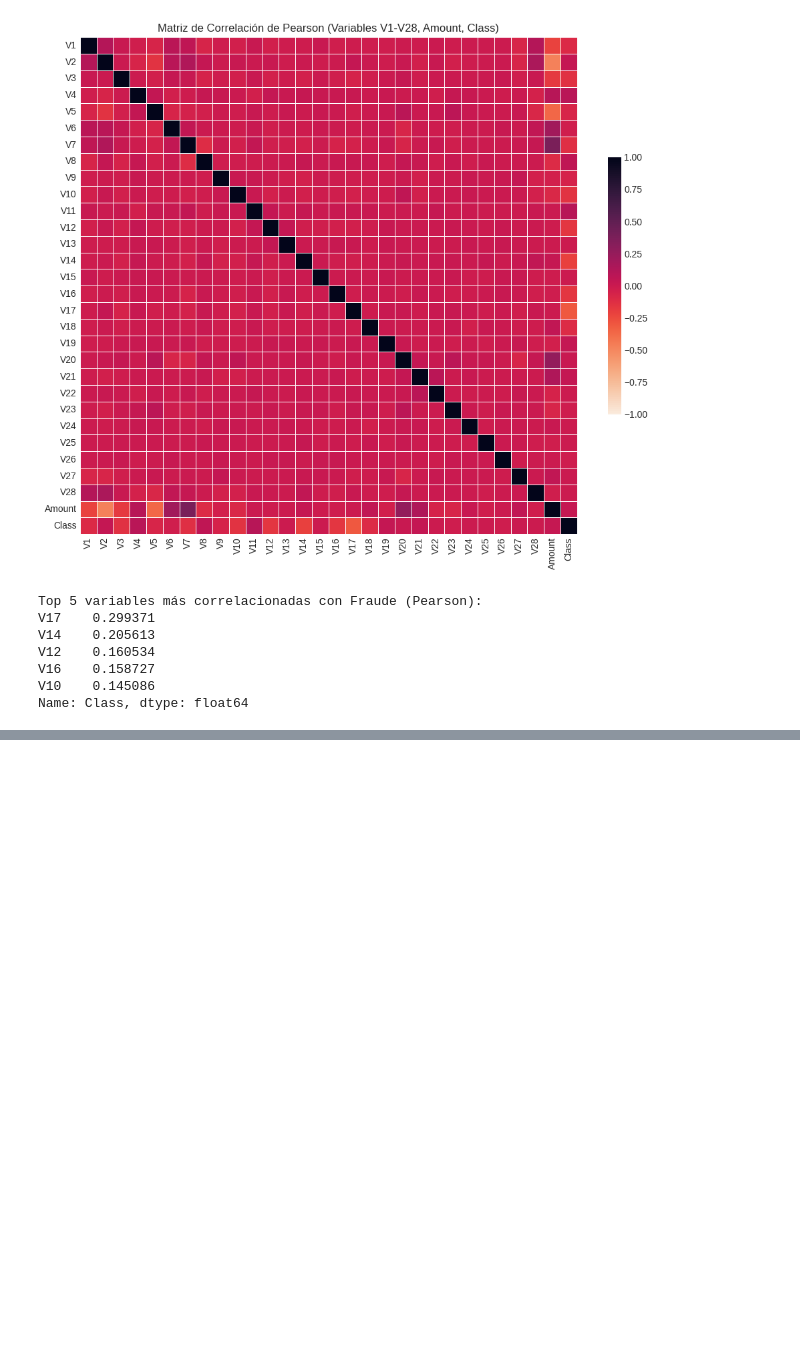
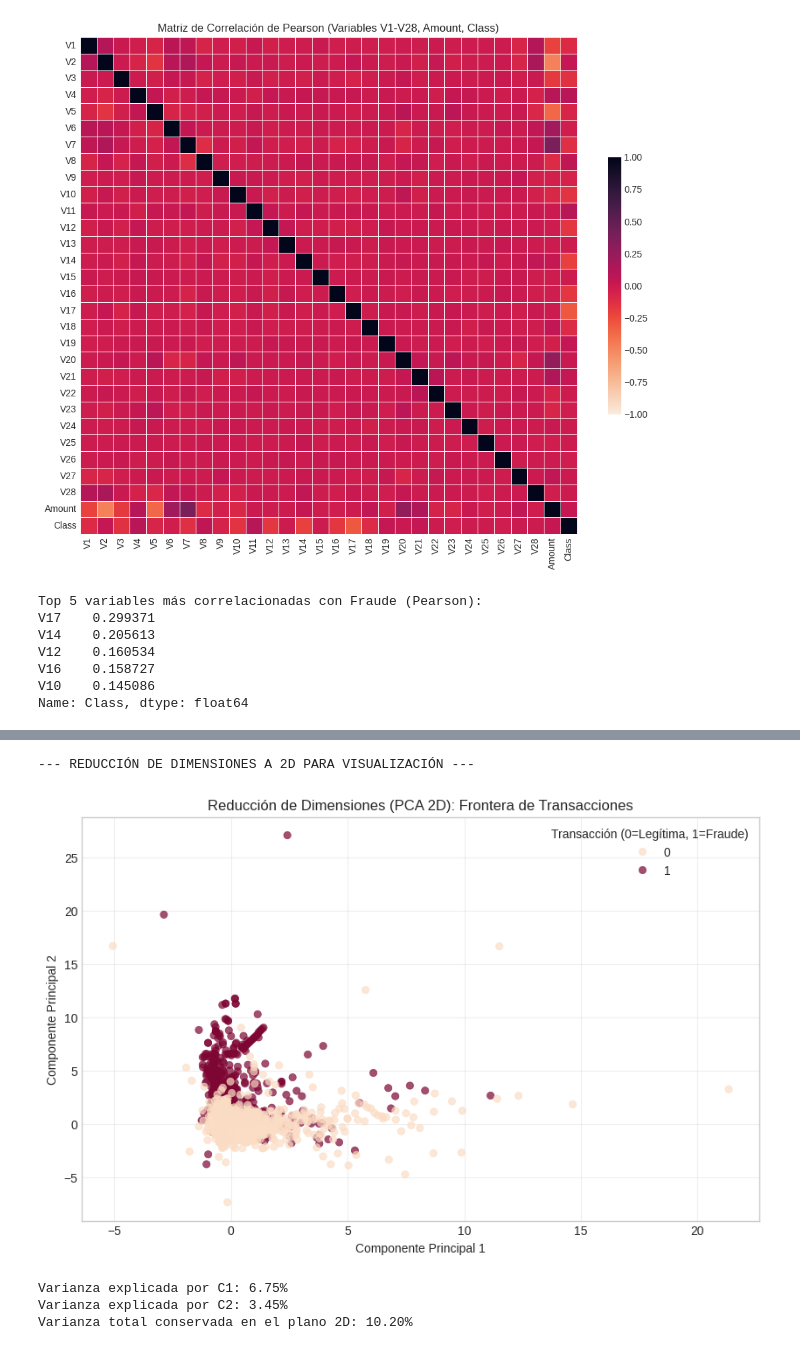
Before and after one commit to ksantistebant/bank, a Jupyter notebook: fraude.ipynb, the cells around one changed output, grey strips where cells are left out. Cells and saved outputs as stored; diff of their text form; code cells hidden in the pictures; blank space fills up the shorter version.

```diff
--- a/fraude.ipynb
+++ b/fraude.ipynb
@@ -240,0 +364,55 @@ Name: Class, dtype: float64
+# %%
+# ==========================================
+# MÓDULO 6: REDUCCIÓN DE DIMENSIONES (PCA)
+# ==========================================
+from sklearn.decomposition import PCA
+import matplotlib.pyplot as plt
+import seaborn as sns
+import pandas as pd
+
+print("--- REDUCCIÓN DE DIMENSIONES A 2D PARA VISUALIZACIÓN ---")
+
+# 1. Tomamos las características estandarizadas del Módulo 5 (features_scaled)
+pca_2d = PCA(n_components=2)
+componentes_2d = pca_2d.fit_transform(features_scaled)
+
+# 2. Creamos un DataFrame con los nuevos vectores 2D
+df_pca = pd.DataFrame(data=componentes_2d, columns=['Componente_1', 'Componente_2'])
+df_pca['Class'] = df['Class'].values
+
+# 3. Muestreo estratégico para la gráfica
+# Tomamos TODOS los fraudes y una muestra aleatoria de 3,000 legítimas.
+# (Si graficamos los 284,807 puntos, las transacciones legítimas taparán visualmente a los fraudes).
+fraudes_pca = df_pca[df_pca['Class'] == 1]
+legitimas_pca = df_pca[df_pca['Class'] == 0].sample(n=3000, random_state=42)
+df_pca_muestra = pd.concat([fraudes_pca, legitimas_pca])
+
+# 4. Graficar el espacio de baja dimensión
+plt.figure(figsize=(10, 6))
+sns.scatterplot(
+    x='Componente_1', y='Componente_2',
+    hue='Class',
+    data=df_pca_muestra,
+    palette={0: '#FBDCC4', 1: '#7D0633'}, # Vanilla Peach (Legítimas), Garnet Red (Fraudes)
+    alpha=0.7,
+    edgecolor=None
+)
+
+plt.title('Reducción de Dimensiones (PCA 2D): Frontera de Transacciones')
+plt.xlabel('Componente Principal 1')
+plt.ylabel('Componente Principal 2')
+plt.legend(title='Transacción (0=Legítima, 1=Fraude)')
+plt.grid(True, alpha=0.3)
+plt.show()
+
+# 5. Varianza explicada (Pérdida de información)
+varianza = pca_2d.explained_variance_ratio_
+print(f"Varianza explicada por C1: {varianza[0]*100:.2f}%")
+print(f"Varianza explicada por C2: {varianza[1]*100:.2f}%")
+print(f"Varianza total conservada en el plano 2D: {sum(varianza)*100:.2f}%")
+# %% [output]
+--- REDUCCIÓN DE DIMENSIONES A 2D PARA VISUALIZACIÓN ---
+[figure, added]
+Varianza explicada por C1: 6.75%
+Varianza explicada por C2: 3.45%
+Varianza total conservada en el plano 2D: 10.20%
```
Also changed, not shown: parts of 5 cells of this notebook, 8 other files.
